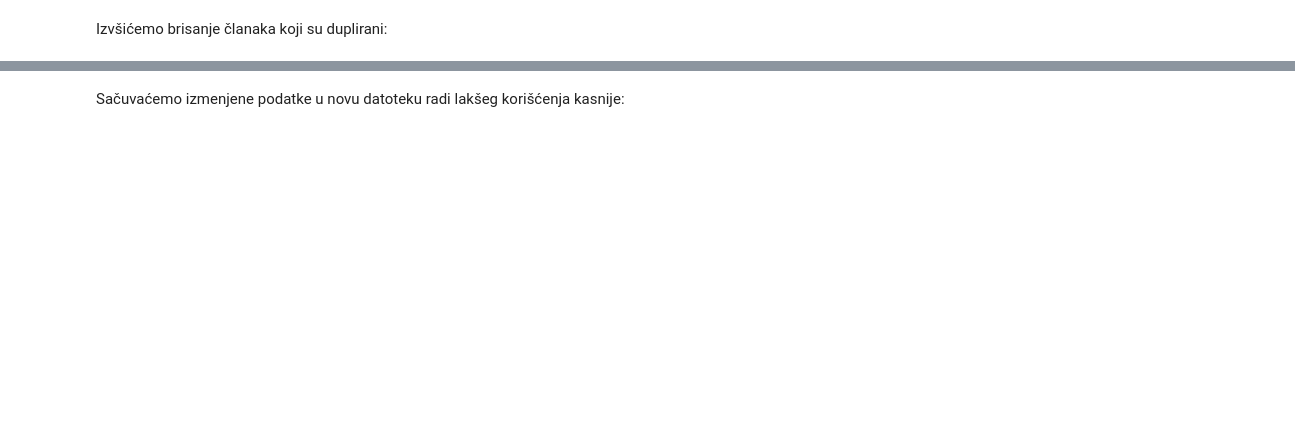
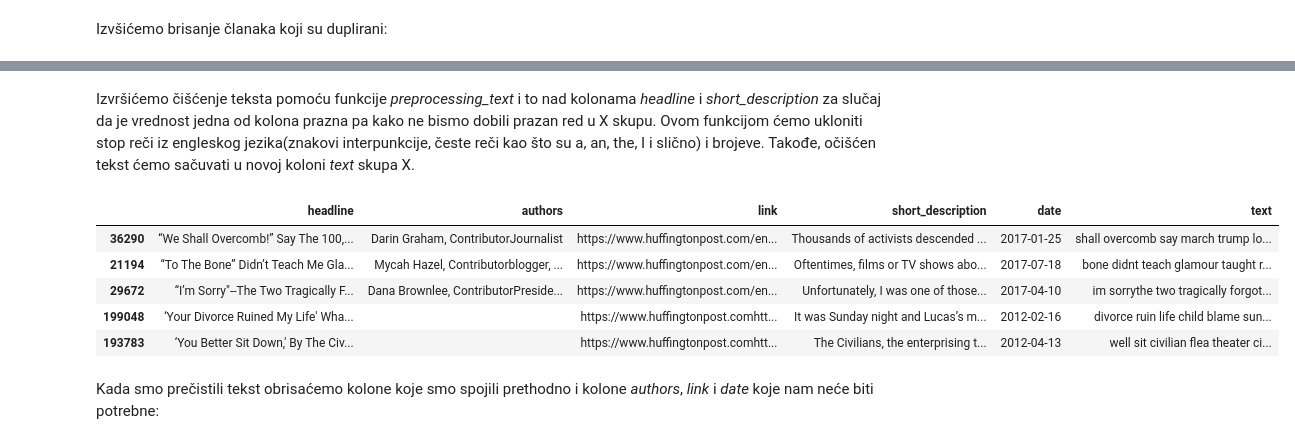
Before and after one commit to nickjovana/Masinsko-ucenje, a Jupyter notebook: news_preprocessing.ipynb, the cells around one changed output, grey strips where cells are left out. Cells and saved outputs as stored; diff of their text form; code cells hidden in the pictures; blank space fills up the shorter version.

Commit message:
changed preprocessing

```diff
--- a/news_preprocessing.ipynb
+++ b/news_preprocessing.ipynb
@@ -150,12 +139,0 @@ Izmenićemo podatke kako bi nam odgovarali za klasifikaciju i nova tabela će sa
-# %%
-data['tekst'] = data['headline'] + " " + data['short_description'] + " " + data['authors']
-data['kategorija'] = data['category']
-
-del data['headline']
-del data['short_description']
-del data['date']
-del data['authors']
-del data['link']
-del data['category']
-
-data.head(10)
@@ -175,0 +157,3 @@ Izvršićemo uklanjanje stop reči iz engleskog jezika(znakovi interpunkcije, č
+# %%
+X = data.drop(columns = ['category'], axis = 1)
+X.head()
@@ -195,7 +186,7 @@ lemmatizer = WordNetLemmatizer()
 def preprocessing_text(text):
     text = text.lower()
     text = re.compile('[/(){}\[\]\|@,;]').sub('', text)
-    text = re.compile('[^0-9a-z #+_]').sub('', text)
+    text = re.compile('[^a-z #+_]').sub('', text)
 
     clean_text = []
     for w in word_tokenize(text):
@@ -211,2 +200,16 @@ data['tekst'] = data['tekst'].apply(preprocessing_text)
-# %% [markdown]
-Sačuvaćemo izmenjene podatke u novu datoteku radi lakšeg korišćenja kasnije:
+# %% [markdown]
+Izvršićemo čišćenje teksta pomoću funkcije <i>preprocessing_text</i> i to nad kolonama <i>headline</i> i <i>short_description</i> za slučaj da je vrednost jedna od kolona prazna pa kako ne bismo dobili prazan red u X skupu. Ovom funkcijom ćemo ukloniti stop reči iz engleskog jezika(znakovi interpunkcije, česte reči kao što su a, an, the, I i slično) i brojeve. Takođe, očišćen tekst ćemo sačuvati u novoj koloni <i>text</i> skupa X.
+# %%
+X['text'] = X['headline'] + " " + X['short_description']
+X['text'] = X['text'].apply(preprocessing_text)
+# %%
+X.head()
+# %% [output]
+|  | headline | authors | link | short_description | date | text |
+| 36290 | “We Shall Overcomb!” Say The 100,... | Darin Graham, ContributorJournalist | https://www.huffingtonpost.com/en... | Thousands of activists descended ... | 2017-01-25 | shall overcomb say march trump lo... |
+| 21194 | “To The Bone” Didn’t Teach Me Gla... | Mycah Hazel, Contributorblogger, ... | https://www.huffingtonpost.com/en... | Oftentimes, films or TV shows abo... | 2017-07-18 | bone didnt teach glamour taught r... |
+| 29672 | “I’m Sorry"--The Two Tragically F... | Dana Brownlee, ContributorPreside... | https://www.huffingtonpost.com/en... | Unfortunately, I was one of those... | 2017-04-10 | im sorrythe two tragically forgot... |
+| 199048 | ‘Your Divorce Ruined My Life' Wha... |  | https://www.huffingtonpost.comhtt... | It was Sunday night and Lucas’s m... | 2012-02-16 | divorce ruin life child blame sun... |
+| 193783 | ‘You Better Sit Down,' By The Civ... |  | https://www.huffingtonpost.comhtt... | The Civilians, the enterprising t... | 2012-04-13 | well sit civilian flea theater ci... |
+# %% [markdown]
+Kada smo prečistili tekst obrisaćemo kolone koje smo spojili prethodno i kolone <i>authors</i>, <i>link</i> i <i>date</i> koje nam neće biti potrebne:
```
Also changed, not shown: parts of 23 cells of this notebook, 1 other file.
